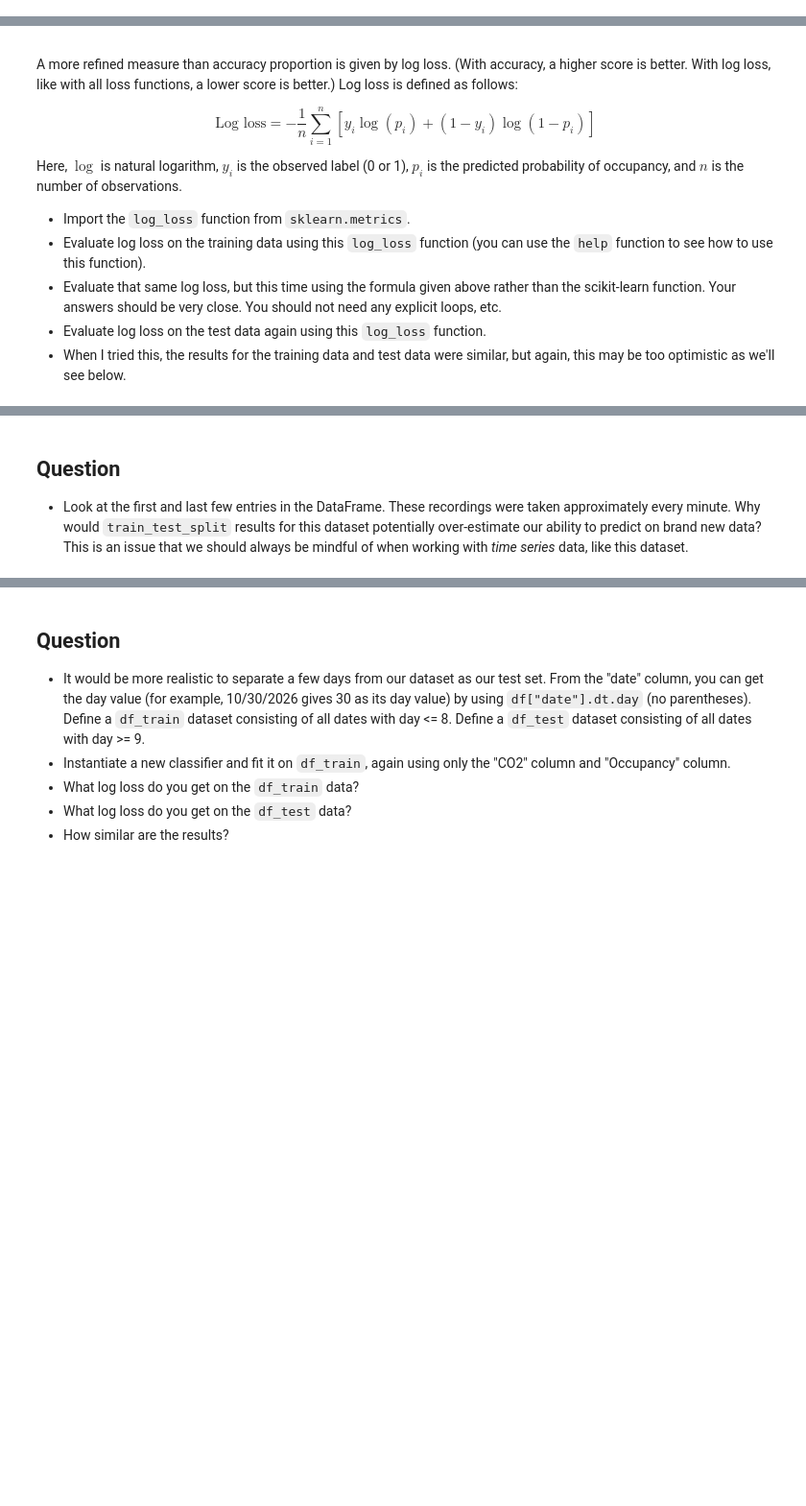
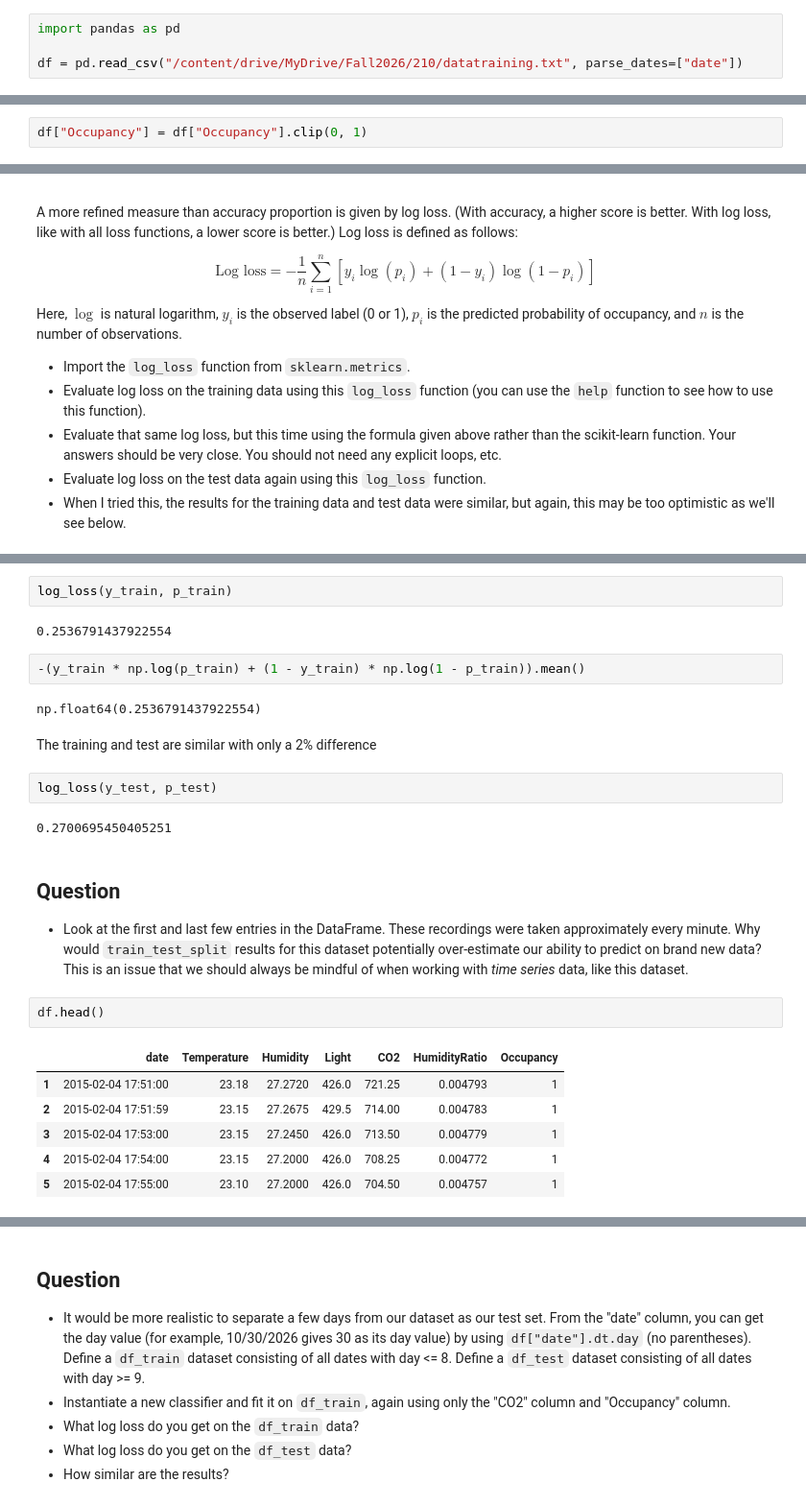
Before and after one commit to yeungme-ops/Homework5, a Jupyter notebook: Homework5.ipynb, the cells around one changed output, grey strips where cells are left out. Shown at 96% size. Cells and saved outputs as stored; diff of their text form; blank space fills up the shorter version.

```diff
--- a/Homework5.ipynb
+++ b/Homework5.ipynb
@@ -22,0 +28,4 @@ This page shows your usage of the free allowance, even if you are not paying.
+# %%
+import pandas as pd
+
+df = pd.read_csv("/content/drive/MyDrive/Fall2026/210/datatraining.txt", parse_dates=["date"])
@@ -22,0 +52,2 @@ This page shows your usage of the free allowance, even if you are not paying.
+# %%
+df["Occupancy"] = df["Occupancy"].clip(0, 1)
@@ -51,4 +145,27 @@ Here, $\log$ is natural logarithm, $y_i$ is the observed label (0 or 1), $p_i$ i
+# %%
+log_loss(y_train, p_train)
+# %% [output]
+0.2536791437922554
+# %%
+-(y_train * np.log(p_train) + (1 - y_train) * np.log(1 - p_train)).mean()
+# %% [output]
+np.float64(0.2536791437922554)
+# %% [markdown]
+The training and test are similar with only a 2% difference
+# %%
+log_loss(y_test, p_test)
+# %% [output]
+0.2700695450405251
 # %% [markdown]
 ## Question
 
 * Look at the first and last few entries in the DataFrame.  These recordings were taken approximately every minute.  Why would `train_test_split` results for this dataset potentially over-estimate our ability to predict on brand new data?  This is an issue that we should always be mindful of when working with *time series* data, like this dataset.
+# %%
+df.head()
+# %% [output]
+|  | date | Temperature | Humidity | Light | CO2 | HumidityRatio | Occupancy |
+| 1 | 2015-02-04 17:51:00 | 23.18 | 27.2720 | 426.0 | 721.25 | 0.004793 | 1 |
+| 2 | 2015-02-04 17:51:59 | 23.15 | 27.2675 | 429.5 | 714.00 | 0.004783 | 1 |
+| 3 | 2015-02-04 17:53:00 | 23.15 | 27.2450 | 426.0 | 713.50 | 0.004779 | 1 |
+| 4 | 2015-02-04 17:54:00 | 23.15 | 27.2000 | 426.0 | 708.25 | 0.004772 | 1 |
+| 5 | 2015-02-04 17:55:00 | 23.10 | 27.2000 | 426.0 | 704.50 | 0.004757 | 1 |
```
Also changed, not shown: parts of 26 cells of this notebook.
